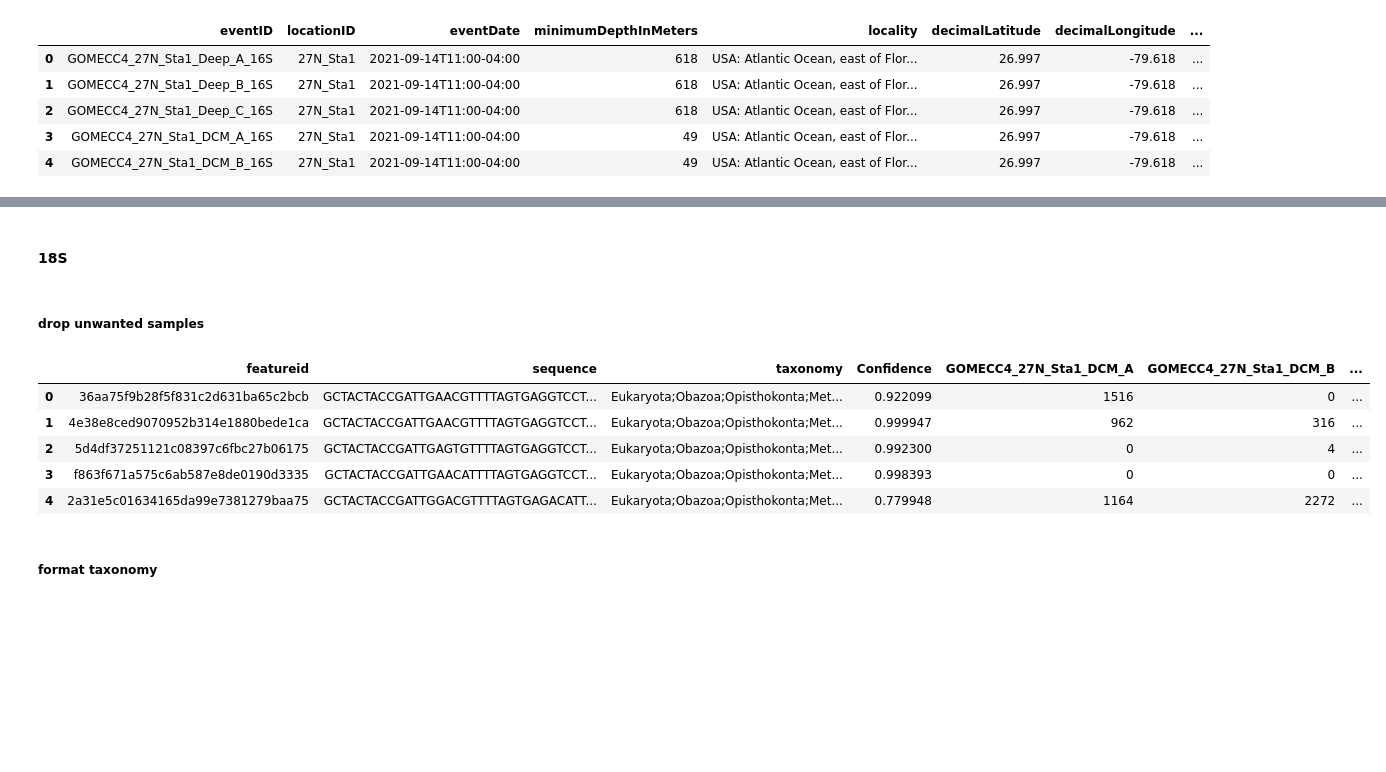
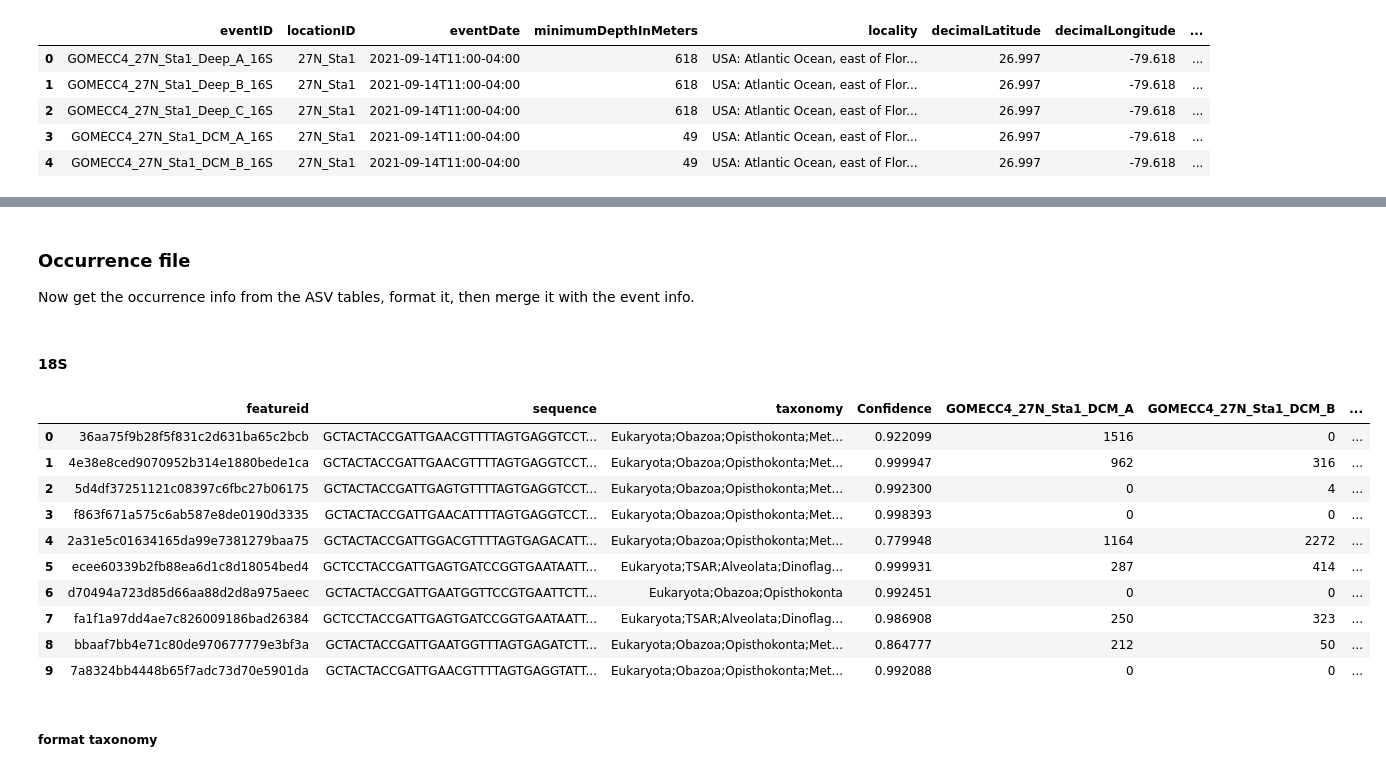
Before and after one commit to aomlomics/edna2obis, a Jupyter notebook: src/edna2obis_conversion_code.ipynb, the cells around one changed output, grey strips where cells are left out. Cells and saved outputs as stored; diff of their text form; code cells hidden in the pictures; blank space fills up the shorter version.

```diff
--- a/src/edna2obis_conversion_code.ipynb
+++ b/src/edna2obis_conversion_code.ipynb
@@ -61,8 +61,8 @@ import pandas as pd
 import WoRMS_matching # custom functions for querying WoRMS API
 # %%
 # jupyter notebook parameters
-pd.set_option('display.max_colwidth', 0)
-pd.set_option('display.max_columns', None)
+pd.set_option('display.max_colwidth', 150)
+pd.set_option('display.max_columns', 50)
 # %% [markdown]
 Note that in a Jupyter Notebook, the current directory is always where the .ipynb file is being run.
 # %% [markdown]
@@ -207,3 +240,6 @@ array(['seawater'], dtype=object)
+# %%
+for gene in params['datafiles'].keys():
+    asv_tables[gene] = asv_tables[gene].drop(columns=samples_to_drop,errors='ignore')
 # %% [markdown]
 ### Drop columns with all NAs
 
@@ -451,0 +457,3 @@ occ = {}
+# %% [markdown]
+### Occurrence file
+Now get the occurrence info from the ASV tables, format it, then merge it with the event info.
@@ -452,18 +463,19 @@ occ = {}
 # %% [markdown]
 #### 18S
-# %% [markdown]
-##### drop unwanted samples
-# %%
-asv_tables['18S V9'] = asv_tables['18S V9'].drop(columns=samples_to_drop,errors='ignore')
 # %%
-asv_tables['18S V9'].head()
+asv_tables['18S V9'].iloc[0:10,0:15]
 # %% [output]
 |  | featureid | sequence | taxonomy | Confidence | GOMECC4_27N_Sta1_DCM_A | GOMECC4_27N_Sta1_DCM_B | ... |
 | 0 | 36aa75f9b28f5f831c2d631ba65c2bcb | GCTACTACCGATTGAACGTTTTAGTGAGGTCCT... | Eukaryota;Obazoa;Opisthokonta;Met... | 0.922099 | 1516 | 0 | ... |
 | 1 | 4e38e8ced9070952b314e1880bede1ca | GCTACTACCGATTGAACGTTTTAGTGAGGTCCT... | Eukaryota;Obazoa;Opisthokonta;Met... | 0.999947 | 962 | 316 | ... |
 | 2 | 5d4df37251121c08397c6fbc27b06175 | GCTACTACCGATTGAGTGTTTTAGTGAGGTCCT... | Eukaryota;Obazoa;Opisthokonta;Met... | 0.992300 | 0 | 4 | ... |
 | 3 | f863f671a575c6ab587e8de0190d3335 | GCTACTACCGATTGAACATTTTAGTGAGGTCCT... | Eukaryota;Obazoa;Opisthokonta;Met... | 0.998393 | 0 | 0 | ... |
 | 4 | 2a31e5c01634165da99e7381279baa75 | GCTACTACCGATTGGACGTTTTAGTGAGACATT... | Eukaryota;Obazoa;Opisthokonta;Met... | 0.779948 | 1164 | 2272 | ... |
+| 5 | ecee60339b2fb88ea6d1c8d18054bed4 | GCTCCTACCGATTGAGTGATCCGGTGAATAATT... | Eukaryota;TSAR;Alveolata;Dinoflag... | 0.999931 | 287 | 414 | ... |
+| 6 | d70494a723d85d66aa88d2d8a975aeec | GCTACTACCGATTGAATGGTTCCGTGAATTCTT... | Eukaryota;Obazoa;Opisthokonta | 0.992451 | 0 | 0 | ... |
+| 7 | fa1f1a97dd4ae7c826009186bad26384 | GCTCCTACCGATTGAGTGATCCGGTGAATAATT... | Eukaryota;TSAR;Alveolata;Dinoflag... | 0.986908 | 250 | 323 | ... |
+| 8 | bbaaf7bb4e71c80de970677779e3bf3a | GCTACTACCGATTGAATGGTTTAGTGAGATCTT... | Eukaryota;Obazoa;Opisthokonta;Met... | 0.864777 | 212 | 50 | ... |
+| 9 | 7a8324bb4448b65f7adc73d70e5901da | GCTACTACCGATTGAACGTTTTAGTGAGGTATT... | Eukaryota;Obazoa;Opisthokonta;Met... | 0.992088 | 0 | 0 | ... |
 # %% [markdown]
 ##### format taxonomy
 # %% [markdown]
```
Also changed, not shown: parts of 252 cells of this notebook, 6 other files.
